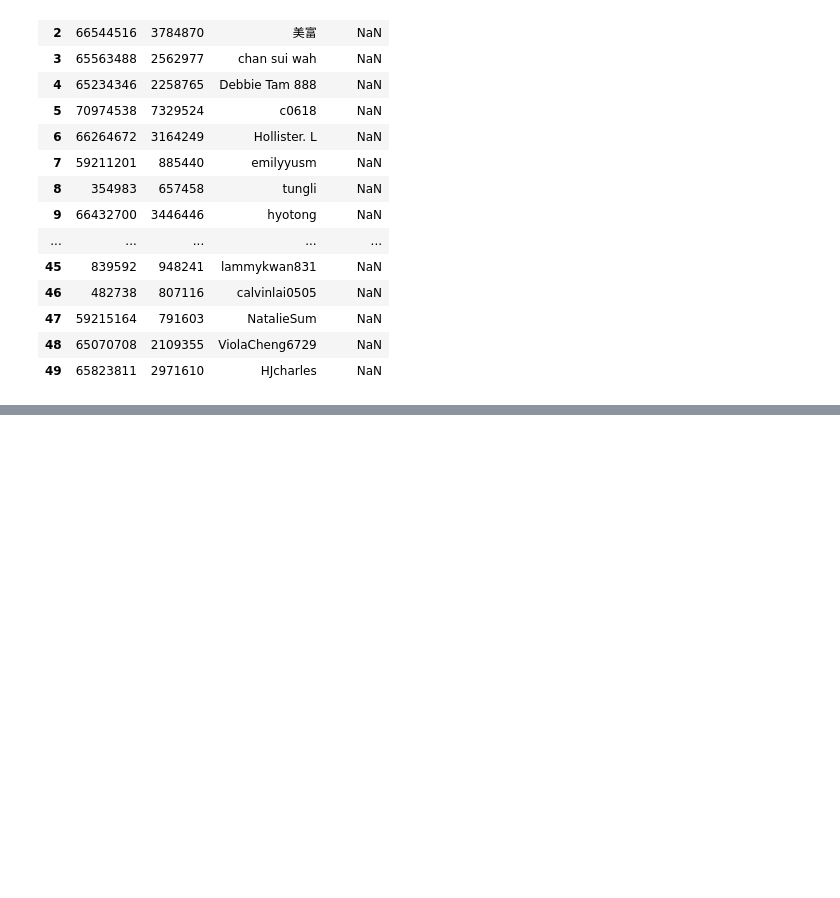
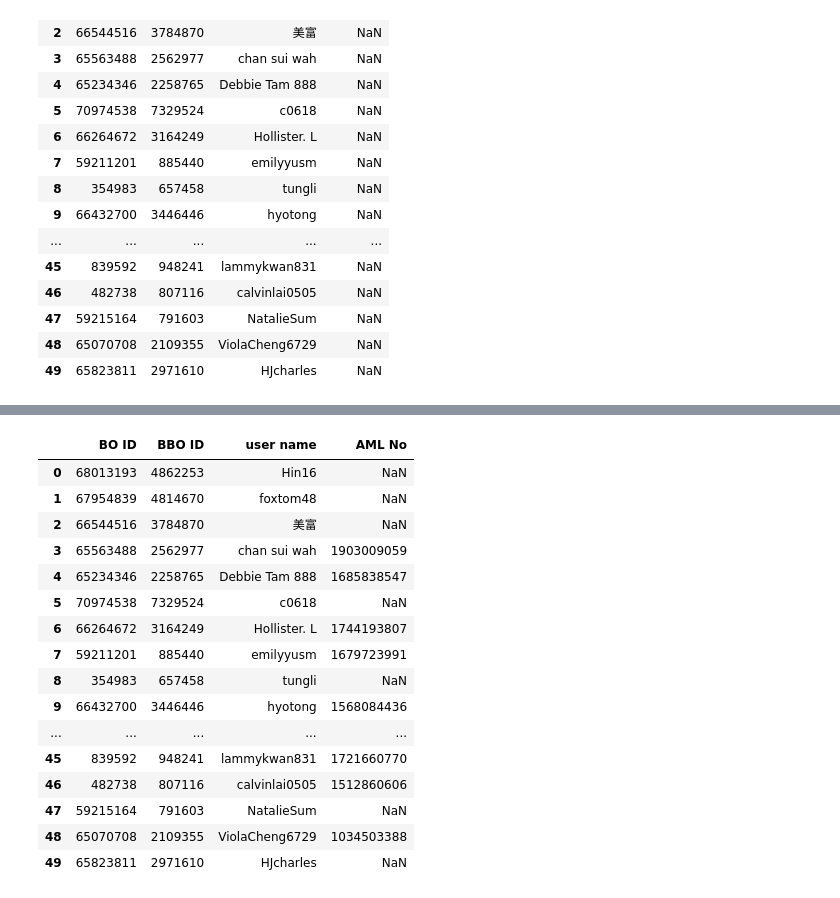
Before and after one commit to lenaopr/2026_09, a Jupyter notebook: 2026_09_22/AML/temp.ipynb, the cells around one changed output, grey strips where cells are left out. Saved outputs shown, nothing was run; the diff lists cells and outputs as text; code cells hidden in the pictures; blank space fills up the shorter version.

```diff
--- a/2026_09_22/AML/temp.ipynb
+++ b/2026_09_22/AML/temp.ipynb
@@ -129,22 +129,42 @@ def pad(s):
     return s + (bs - len(s) % bs) * chr(bs - len(s) % bs)
 
 def aml_decrypt(dori_amlid):
-    a = AES.new('fsQ%M4CJ^v79?g_PjX^wSg8KVE_C6vSs', AES.MODE_ECB)
+    a = AES.new(b'fsQ%M4CJ^v79?g_PjX^wSg8KVE_C6vSs', AES.MODE_ECB)
     s = a.decrypt(base64.b64decode(dori_amlid))
     return s[:-ord(s[len(s)-1:])].decode('utf-8')
 # %%
 df["username_lookup"] = df["user name"].astype(str).str.strip()
 
 result = df.merge(
     user_im,
     how="left",
     left_on="username_lookup",
     right_on="username"
 )
+result["UserId"] = result["UserId"].astype("Int64")
+result["AML No"] = result["IMKey"].apply(
+    lambda im_key: aml_decrypt(im_key) if pd.notna(im_key) else None
+)
 
-result["AML No"] = result["IMKey"].apply(aml_decrypt)
-
-result = result.drop(columns=["username_lookup", "username", "IMKey"])
+result = result.drop(columns=["username_lookup", "username", "IMKey", "UserId"])
 
 #result.to_excel("decrypted.xlsx", index=False)
 result
+# %% [output]
+|  | BO ID | BBO ID | user name | AML No |
+| 0 | 68013193 | 4862253 | Hin16 | NaN |
+| 1 | 67954839 | 4814670 | foxtom48 | NaN |
+| 2 | 66544516 | 3784870 | 美富 | NaN |
+| 3 | 65563488 | 2562977 | chan sui wah | 1903009059 |
+| 4 | 65234346 | 2258765 | Debbie Tam 888 | 1685838547 |
+| 5 | 70974538 | 7329524 | c0618 | NaN |
+| 6 | 66264672 | 3164249 | Hollister. L | 1744193807 |
+| 7 | 59211201 | 885440 | emilyyusm | 1679723991 |
+| 8 | 354983 | 657458 | tungli | NaN |
+| 9 | 66432700 | 3446446 | hyotong | 1568084436 |
+| ... | ... | ... | ... | ... |
+| 45 | 839592 | 948241 | lammykwan831 | 1721660770 |
+| 46 | 482738 | 807116 | calvinlai0505 | 1512860606 |
+| 47 | 59215164 | 791603 | NatalieSum | NaN |
+| 48 | 65070708 | 2109355 | ViolaCheng6729 | 1034503388 |
+| 49 | 65823811 | 2971610 | HJcharles | NaN |
```
Also changed, not shown: parts of 2 cells of this notebook, 2 other files.
